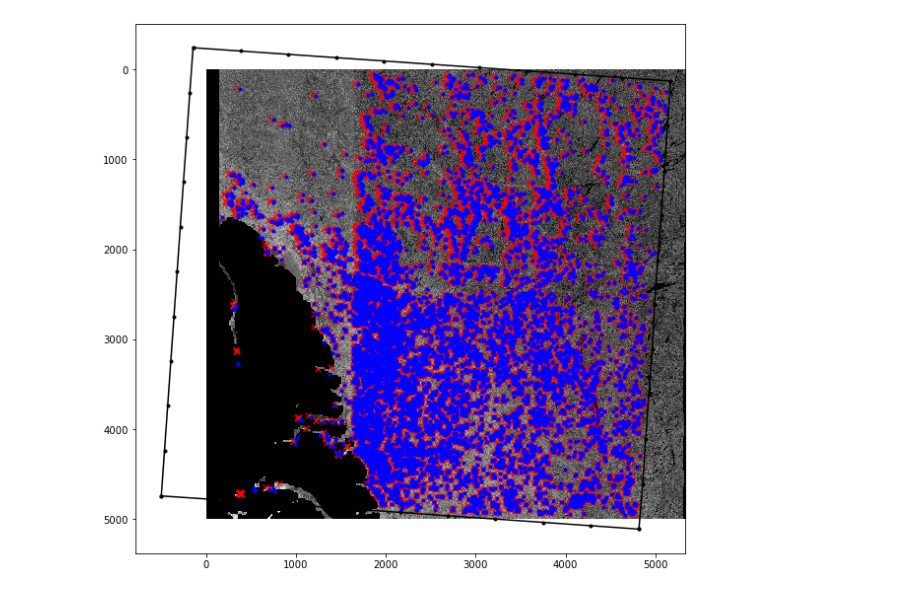
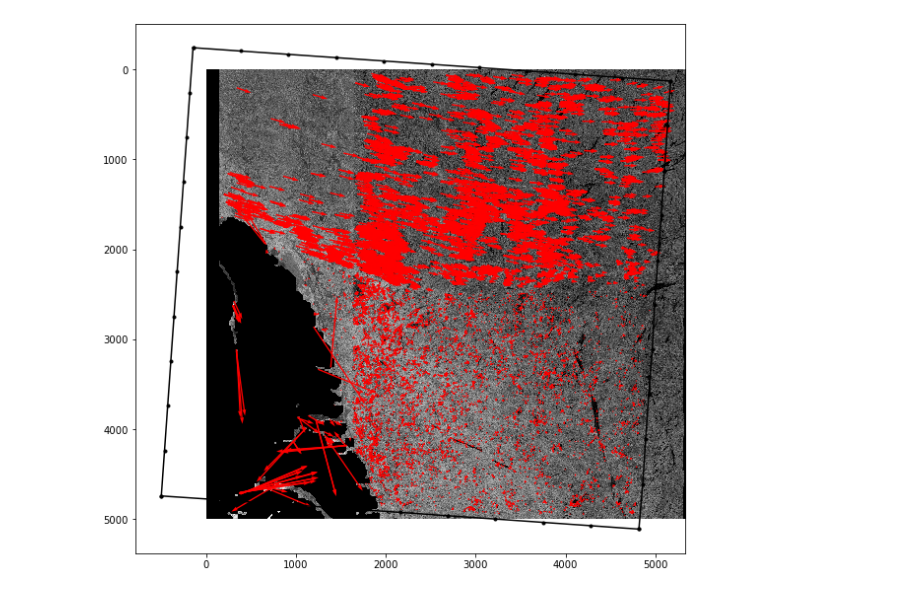
Before and after one commit to nansencenter/sea_ice_drift, a Jupyter notebook: examples/detailed.ipynb, the cells around one changed output. Saved outputs shown, nothing was run; the diff lists cells and outputs as text; code cells hidden in the pictures.

```diff
--- a/examples/detailed.ipynb
+++ b/examples/detailed.ipynb
@@ -64,12 +66,22 @@ plt.show()
-# %%
-plt.figure(figsize=(10,10))
-plt.imshow(n1[1], cmap='gray')
-n1c2, n1r2 = n1.transform_points(*n2.transform_points(c2, r2), DstToSrc=1)
-n1lon2b, n1lat2b = n1.transform_points(lon2b, lat2b, DstToSrc=1)
-plt.plot(c1, r1, 'rx')
-plt.plot(n1c2, n1r2, 'b.')
-plt.plot(n1lon2b, n1lat2b, 'k.-')
-plt.show()
-# %% [output]
-[figure, removed]
+# %%
+# Plot ice drift on top of image_1
+
+# end points in image_1 coordinate system
+n1c2, n1r2 = n1.transform_points(lon2ft, lat2ft, DstToSrc=1)
+
+# ice drift components in image_1 coordinate system
+dr = n1r2 - r1
+dc = n1c2 - c1
+
+# border of image_2 in image_1 coordinate system
+n1lon2b, n1lat2b = n1.transform_points(lon2b, lat2b, DstToSrc=1)
+
+# plot of ice drift. Arrows are 5 times longer than actual drift
+plt.figure(figsize=(10,10))
+plt.imshow(n1[1], cmap='gray')
+plt.quiver(c1, r1, dc, dr, color='r', angles='xy', scale_units='xy', scale=0.2)
+plt.plot(n1lon2b, n1lat2b, 'k.-')
+plt.show()
+# %% [output]
+[figure, added]
 # %%
```
Also changed, not shown: parts of 13 cells of this notebook, 5 other files.
